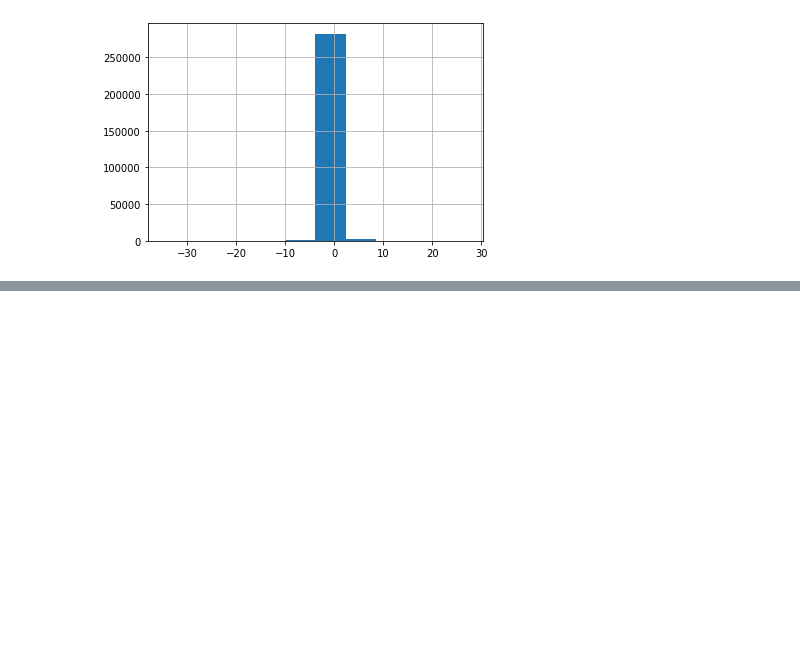
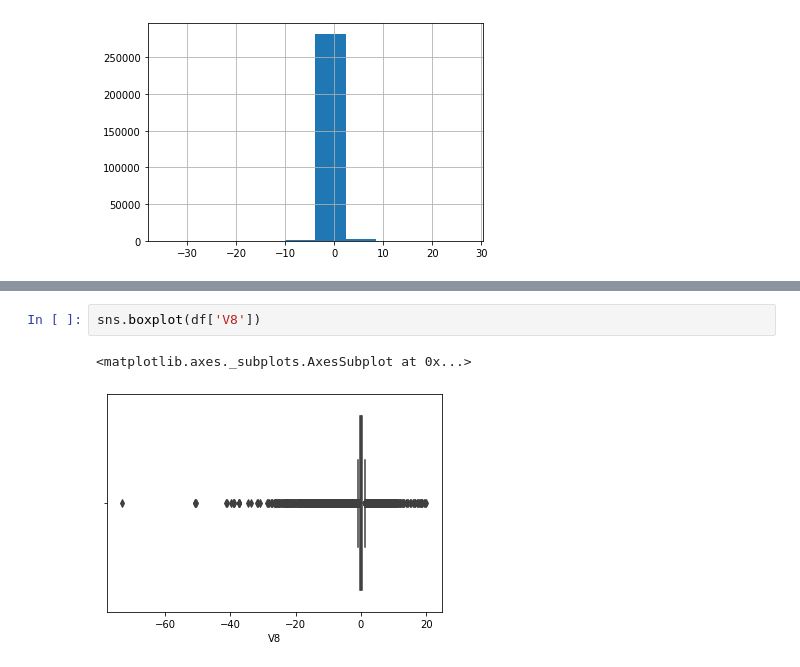
Before and after one commit to ipatel467/Credit-Card-Fraud-Detection, a Jupyter notebook: Index.ipynb, the cells around one changed output, grey strips where cells are left out. Saved outputs shown, nothing was run; the diff lists cells and outputs as text; blank space fills up the shorter version.

```diff
--- a/Index.ipynb
+++ b/Index.ipynb
@@ -117,0 +123,5 @@ df['V21'].hist()
+# %%
+sns.boxplot(df['V8'])
+# %% [output]
+<matplotlib.axes._subplots.AxesSubplot at 0x...>
+[figure, added]
```
Also changed, not shown: parts of 6 cells of this notebook.
